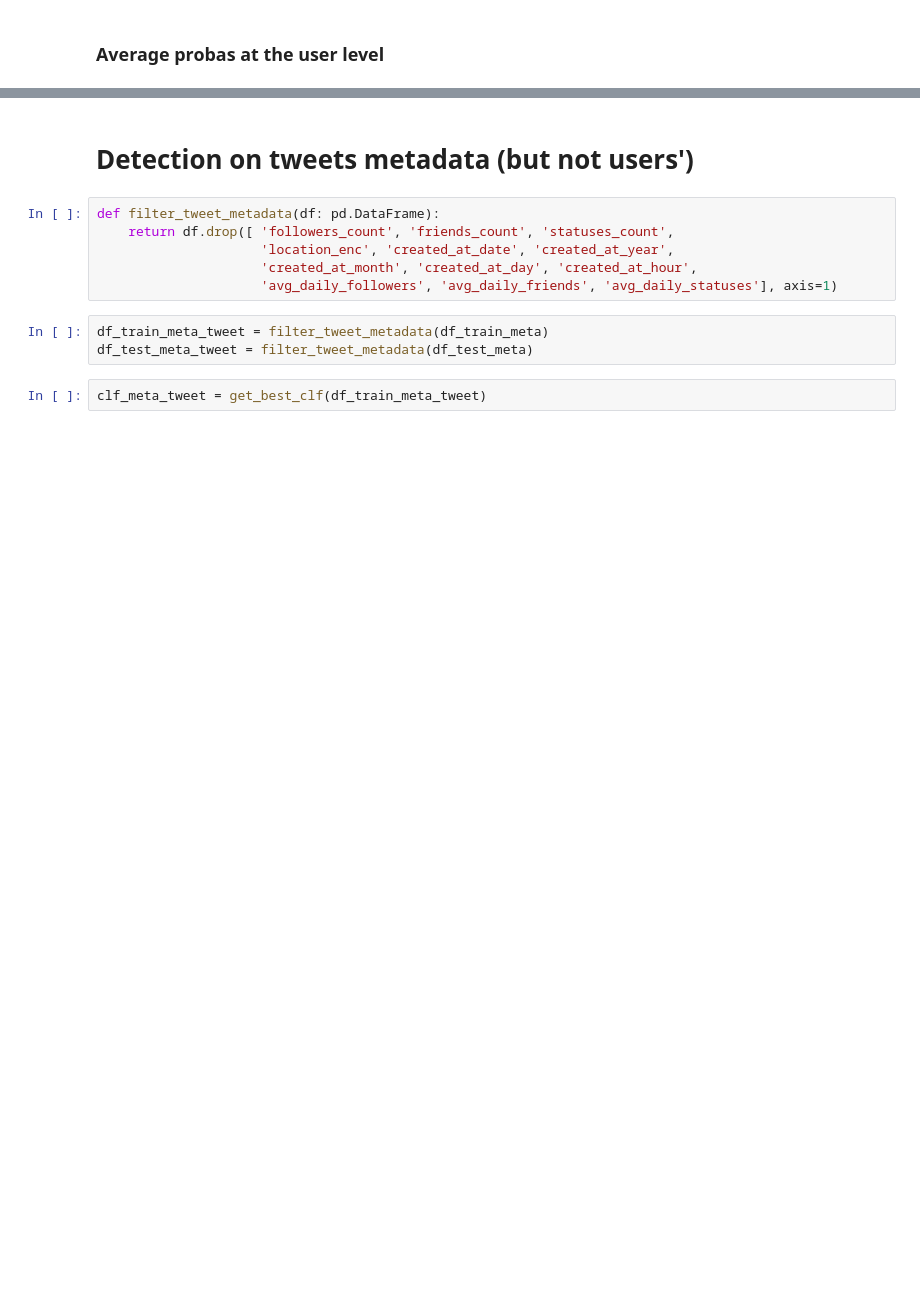
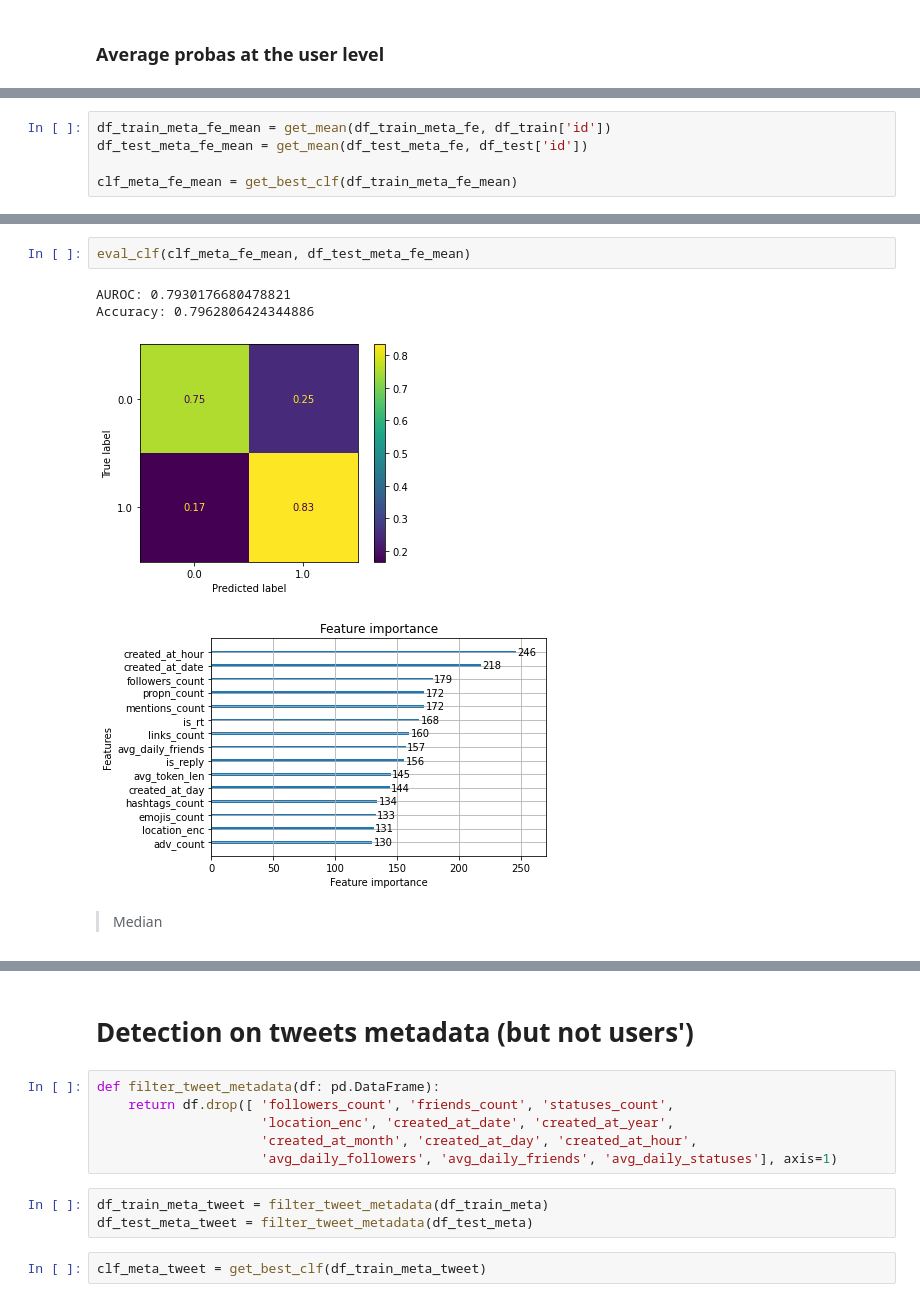
Before and after one commit to aegonwolf/ukraine-conflict-social-news, a Jupyter notebook: Bot detection - Florian.ipynb, the cells around one changed output, grey strips where cells are left out. Cells and saved outputs as stored; diff of their text form; blank space fills up the shorter version.

```diff
--- a/Bot detection - Florian.ipynb
+++ b/Bot detection - Florian.ipynb
@@ -829,0 +1008,5 @@ eval_clf(clf_meta_fe_agg, df_test_meta_fe_agg)
+# %%
+df_train_meta_fe_mean = get_mean(df_train_meta_fe, df_train['id'])
+df_test_meta_fe_mean = get_mean(df_test_meta_fe, df_test['id'])
+
+clf_meta_fe_mean = get_best_clf(df_train_meta_fe_mean)
@@ -829,0 +1052,9 @@ eval_clf(clf_meta_fe_agg, df_test_meta_fe_agg)
+# %%
+eval_clf(clf_meta_fe_mean, df_test_meta_fe_mean)
+# %% [output]
+AUROC: 0.7930176680478821
+Accuracy: 0.7962806424344886
+[figure, added]
+[figure, added]
+# %% [markdown]
+> Median
```
Also changed, not shown: parts of 50 cells of this notebook.
